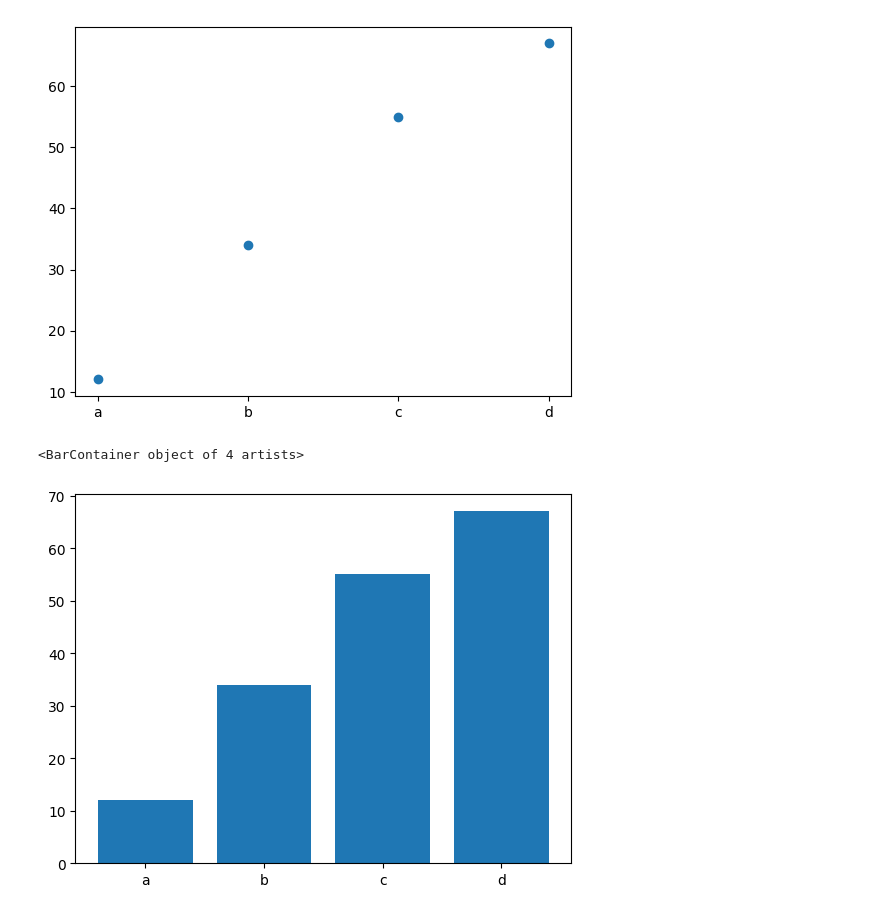
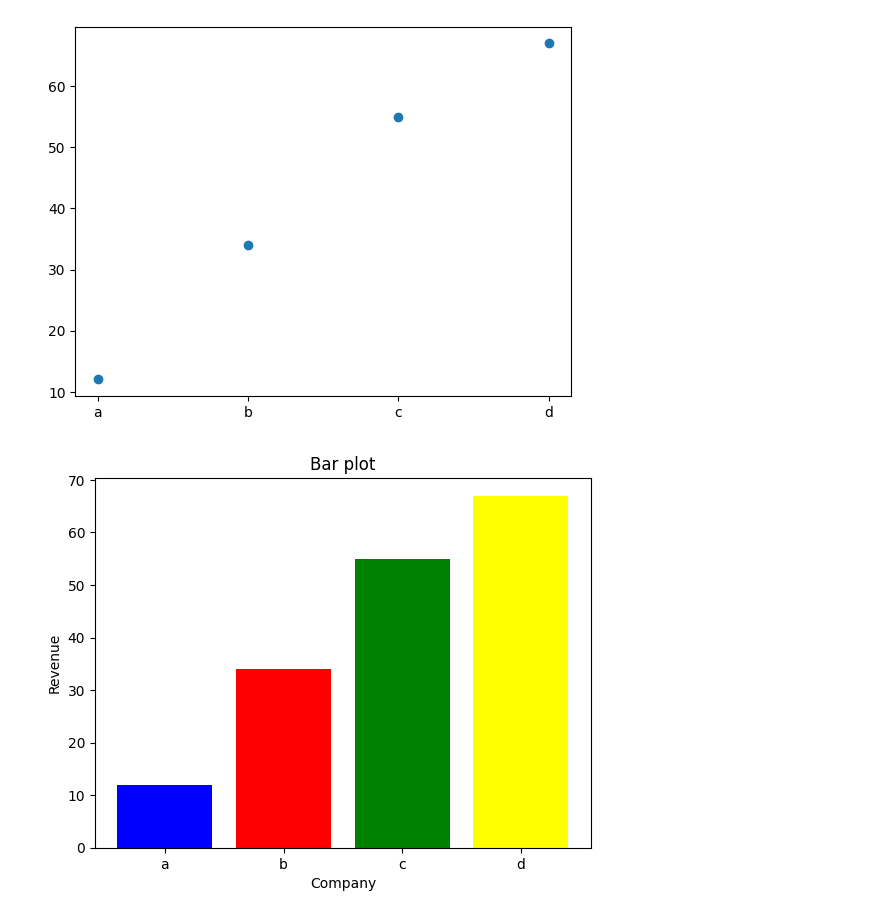
Before and after one commit to SinhaAshi/Python-Practise, a Jupyter notebook: matplotlib.ipynb, the cells around one changed output. Saved outputs shown, nothing was run; the diff lists cells and outputs as text; code cells hidden in the pictures.

```diff
--- a/matplotlib.ipynb
+++ b/matplotlib.ipynb
@@ -214,7 +212,10 @@ plt.scatter(company,revenue)
 <matplotlib.collections.PathCollection at 0x...>
 [figure]
 # %%
-plt.bar(company,revenue)
+plt.bar(company,revenue, color = ['blue', 'red', 'green', 'yellow'])
+plt.title("Bar plot")
+plt.xlabel("Company")
+plt.ylabel("Revenue")
+plt.show()
 # %% [output]
-<BarContainer object of 4 artists>
-[figure, old version]
+[figure, new version]
```
Also changed, not shown: parts of 44 cells of this notebook, 3 other files.
